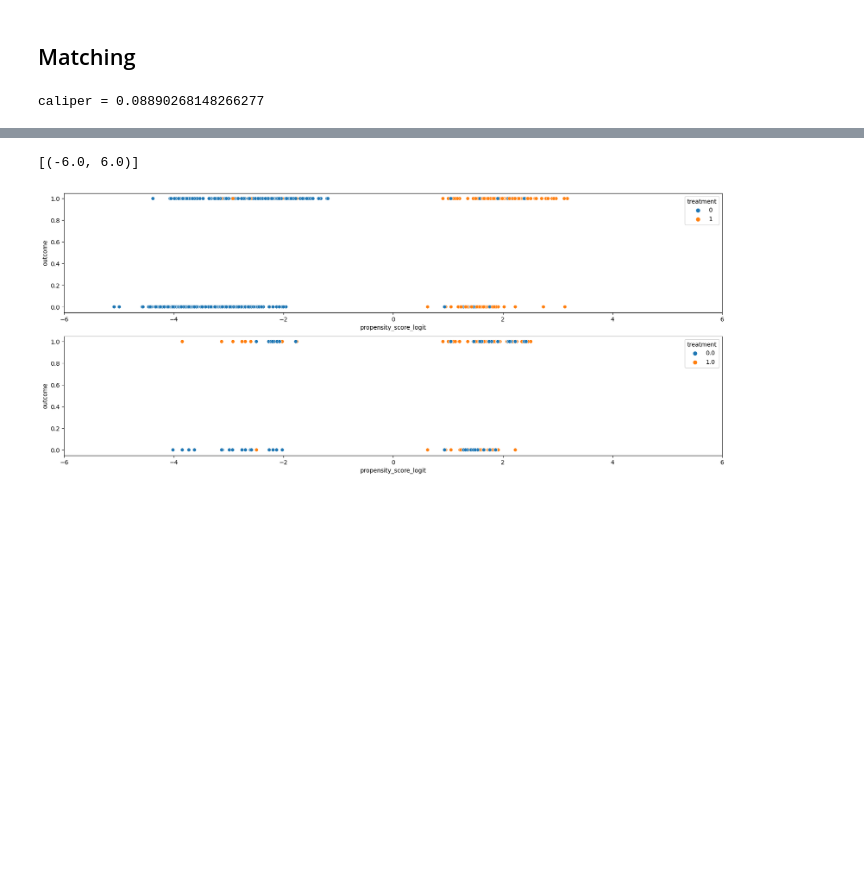
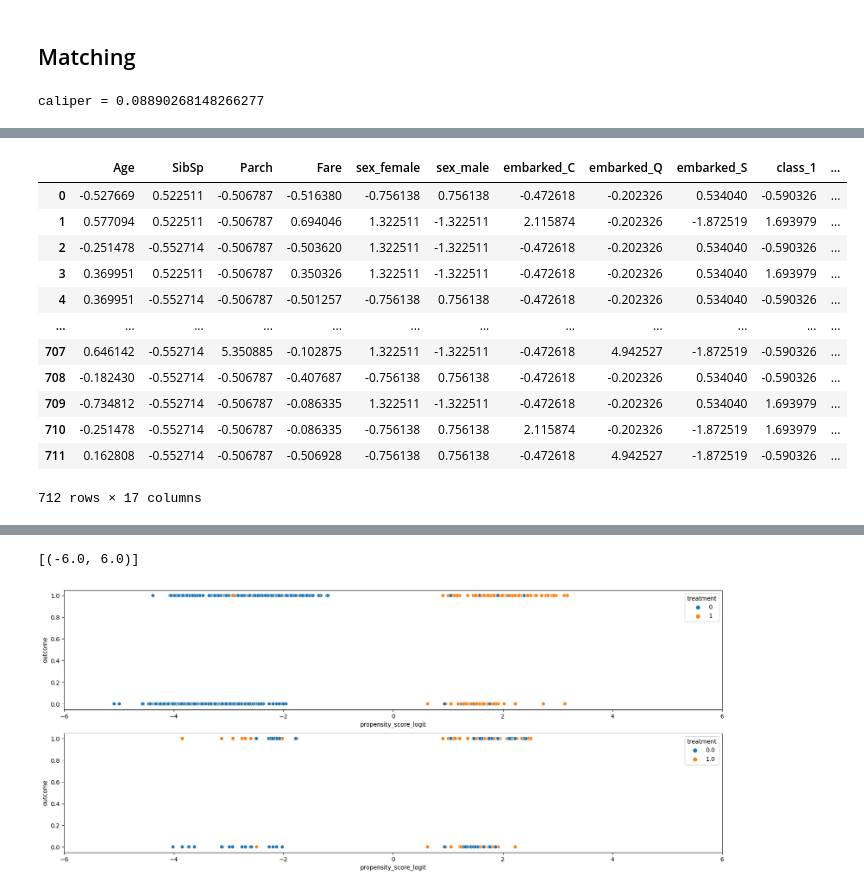
Before and after one commit to iamdingkai/causal-inference, a Jupyter notebook: propensity score matchiing/prop.ipynb, the cells around one changed output, grey strips where cells are left out. Cells and saved outputs as stored; diff of their text form; code cells hidden in the pictures; blank space fills up the shorter version.

```diff
--- a/propensity score matchiing/prop.ipynb
+++ b/propensity score matchiing/prop.ipynb
@@ -178,10 +169,2 @@ distances, indexes = knn.kneighbors(
 # %% [output]
 caliper = 0.08890268148266277
-# %%
-def perform_matching_v2(row, indexes, X_encoded):
-    current_index = int(row['index'])
-    for idx in indexes[current_index,:]:
-        if current_index != idx and (row['treatment'] == 1) and X_encoded.loc[idx]['treatment'] == 0:
-            return int(idx)
-
-X_encoded['matched_element'] = X_encoded.reset_index().apply(perform_matching_v2, axis = 1, args = (indexes, X_encoded))
@@ -225,0 +171,10 @@ treated_matched_data
+# %%
+# find the 10 nearest neighbors of each observation i (based on propensity score), with a max distance of caliper
+
+knn = NearestNeighbors(
+    n_neighbors = 10,
+    p = 2,
+    radius = caliper,
+).fit(
+    X_encoded[['propensity_score_logit']]
+)
@@ -225,0 +224,16 @@ treated_matched_data
+# %%
+X_encoded
+# %% [output]
+|  | Age | SibSp | Parch | Fare | sex_female | sex_male | embarked_C | embarked_Q | embarked_S | class_1 | ... |
+| 0 | -0.527669 | 0.522511 | -0.506787 | -0.516380 | -0.756138 | 0.756138 | -0.472618 | -0.202326 | 0.534040 | -0.590326 | ... |
+| 1 | 0.577094 | 0.522511 | -0.506787 | 0.694046 | 1.322511 | -1.322511 | 2.115874 | -0.202326 | -1.872519 | 1.693979 | ... |
+| 2 | -0.251478 | -0.552714 | -0.506787 | -0.503620 | 1.322511 | -1.322511 | -0.472618 | -0.202326 | 0.534040 | -0.590326 | ... |
+| 3 | 0.369951 | 0.522511 | -0.506787 | 0.350326 | 1.322511 | -1.322511 | -0.472618 | -0.202326 | 0.534040 | 1.693979 | ... |
+| 4 | 0.369951 | -0.552714 | -0.506787 | -0.501257 | -0.756138 | 0.756138 | -0.472618 | -0.202326 | 0.534040 | -0.590326 | ... |
+| ... | ... | ... | ... | ... | ... | ... | ... | ... | ... | ... | ... |
+| 707 | 0.646142 | -0.552714 | 5.350885 | -0.102875 | 1.322511 | -1.322511 | -0.472618 | 4.942527 | -1.872519 | -0.590326 | ... |
+| 708 | -0.182430 | -0.552714 | -0.506787 | -0.407687 | -0.756138 | 0.756138 | -0.472618 | -0.202326 | 0.534040 | -0.590326 | ... |
+| 709 | -0.734812 | -0.552714 | -0.506787 | -0.086335 | 1.322511 | -1.322511 | -0.472618 | -0.202326 | 0.534040 | 1.693979 | ... |
+| 710 | -0.251478 | -0.552714 | -0.506787 | -0.086335 | -0.756138 | 0.756138 | 2.115874 | -0.202326 | -1.872519 | 1.693979 | ... |
+| 711 | 0.162808 | -0.552714 | -0.506787 | -0.506928 | -0.756138 | 0.756138 | -0.472618 | 4.942527 | -1.872519 | -0.590326 | ... |
+712 rows × 17 columns
```
Also changed, not shown: parts of 20 cells of this notebook.
